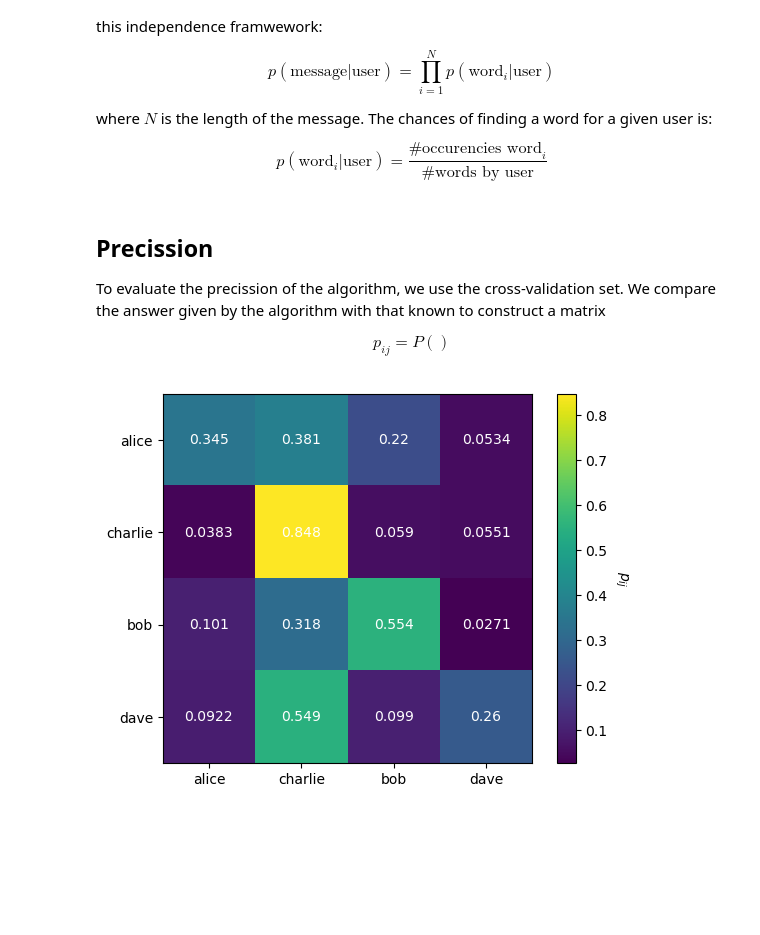
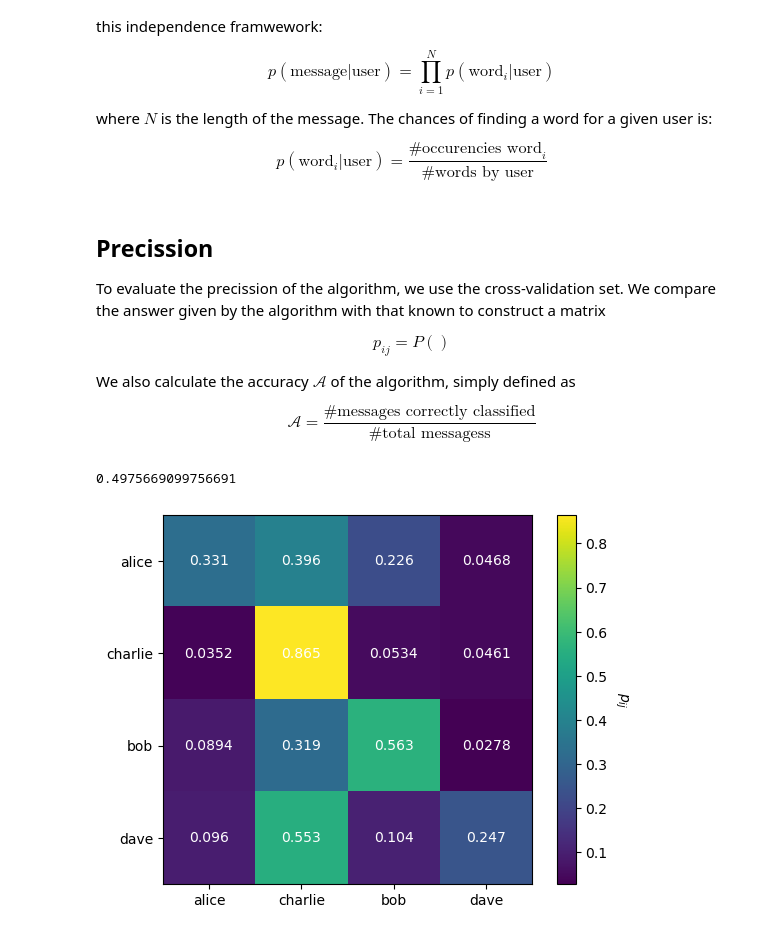
Before and after one commit to pastranacl/naive_bayes_whatsapp_group, a Jupyter notebook: naive_bayes_whatsapp_analysis.ipynb, the cells around one changed output. Saved outputs shown, nothing was run; the diff lists cells and outputs as text; code cells hidden in the pictures; blank space fills up the shorter version.

```diff
--- a/naive_bayes_whatsapp_analysis.ipynb
+++ b/naive_bayes_whatsapp_analysis.ipynb
@@ -237,7 +237,8 @@ def naive_bayes_whatsapp_messages(message, members, num_messages_members, prob_m
 messages, members_msg, members = load_conversations('./chat.txt')
 
 # Split the data in training and cross-validation sets
-messages_train, messages_xval, members_msg_train, members_msg_xval  = split_data(messages, members_msg, 0.75)
+TRAINING_FRACTION = 0.8
+messages_train, messages_xval, members_msg_train, members_msg_xval  = split_data(messages, members_msg, TRAINING_FRACTION)
 
 # Make dictionary
 word_dict_train = make_dictionary(messages_train, members_msg_train, members)
@@ -253,6 +254,12 @@ most_likely_member, p_message_per_member = naive_bayes_whatsapp_messages("Hello
 To evaluate the precission of the algorithm, we use the cross-validation set. We compare the answer given by the algorithm with that known to construct a matrix
 
 $$ p_{ij} = P()$$
+
+
+
+We also calculate the accuracy $\mathcal{A}$ of the algorithm, simply defined as
+
+$$  \mathcal{A} = \frac{\# \text{messages correctly classified}}{\# \text{total messagess}} $$
 # %%
 def evaluate_cross_validation(messages_xval, members_msg_xval, members, num_messages_members, prob_message_members, word_dict_train, plot_precc=True):
     """
@@ -261,11 +268,15 @@ def evaluate_cross_validation(messages_xval, members_msg_xval, members, num_mess
         It creates a 2D array reppresenting the probability of predicting a member Y given that the message was sent by X.
         Ideally, it should be very high in the diagonal and null (or very small) in the non-diagonal terms
 
+        Parameters
 
+        Return
 
 
     """
     n_members = len(members)
+
+    accuracy = 0
 
     # Create classifciation matrix
     classification_dict_matrix = {}
@@ -281,45 +292,54 @@ def evaluate_cross_validation(messages_xval, members_msg_xval, members, num_mess
 
         classification_dict_matrix[member][most_likely_member] +=1
 
+    for member in members:
+        accuracy +=  classification_dict_matrix[member][member]
+    accuracy /= len(members_msg_xval)
+
     # We rescale by the number of messages of member to find the classifciation probabilities
     for member in members:
         n_msg_member =  sum(classification_dict_matrix[member].values())
         for m  in members:
             classification_dict_matrix[member][m] /= n_msg_member
 
-    #print(classification_dict_matrix)
+
 
     # Accesory ploting funciton
     if plot_precc == True:
 
         # Converts the dictionary to a numpy array
         n_members = len(members)
         classification_matrix = np.zeros((n_members, n_members))
 
         for i in range(0,n_members):
             for j in range(0,n_members):
                 classification_matrix[i][j] = classification_dict_matrix[members[i]][members[j]]
 
         # Ploting funcitons
         import matplotlib.pyplot as plt
 
         fig, ax = plt.subplots()
         im = ax.imshow(classification_matrix)
 
         # Loop over data dimensions and create text annotations.
         for i in range(n_members):
             for j in range(n_members):
                 text = ax.text(j, i,  float('%.3g' % classification_matrix[i, j]), ha="center", va="center", color="w")
 
         # Labels
         ax.set_xticks(np.arange(n_members), labels=members)
         ax.set_yticks(np.arange(n_members), labels=members)
 
         #
         cbar = ax.figure.colorbar(im, ax=ax,  cmap="YlGn")
         cbar.ax.set_ylabel(r"$p_{ij}$", rotation=-90, va="bottom")
 
 
-evaluate_cross_validation(messages_xval, members_msg_xval, members, num_messages_members, prob_message_members, word_dict_train)
+    return accuracy, classification_dict_matrix
+
+accuracy, classification_dict_matrix = evaluate_cross_validation(messages_xval, members_msg_xval, members, num_messages_members, prob_message_members, word_dict_train)
+
+print(accuracy)
 # %% [output]
+0.4975669099756691
-[figure, old version]
+[figure, new version]
```
Also changed, not shown: parts of 2 cells of this notebook.
